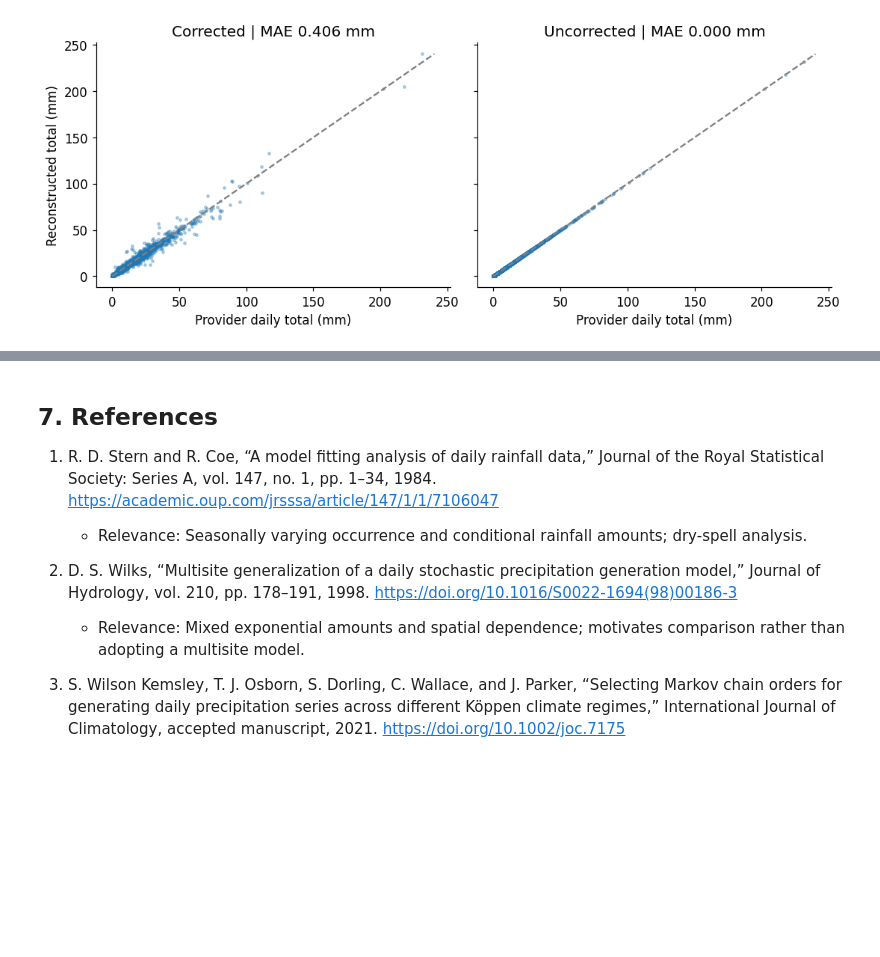
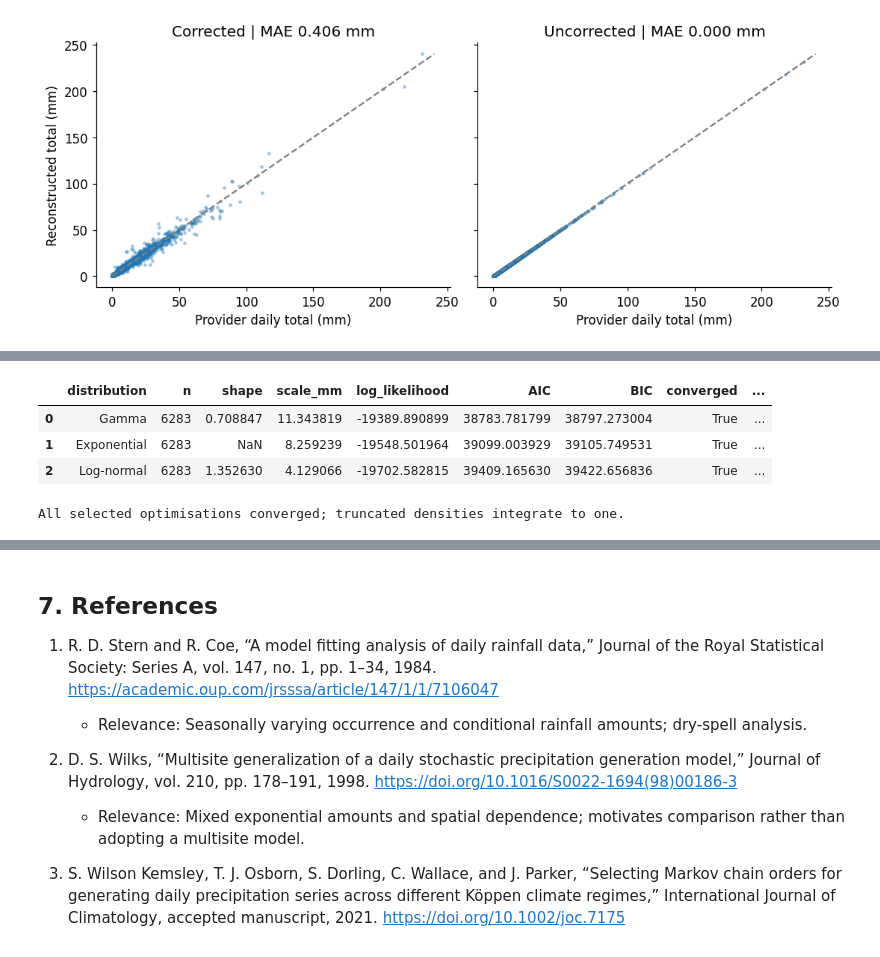
Before and after one commit to DilaraLiyanage/colombo-rainfall-simulator, a Jupyter notebook: notebook/colombo-rainfall-simulator.ipynb, the cells around one changed output, grey strips where cells are left out. Saved outputs shown, nothing was run; the diff lists cells and outputs as text; code cells hidden in the pictures; blank space fills up the shorter version.

```diff
--- a/notebook/colombo-rainfall-simulator.ipynb
+++ b/notebook/colombo-rainfall-simulator.ipynb
@@ -292,0 +388,44 @@ axs[0].set_ylabel('Reconstructed total (mm)'); finish(fig,'F07_daily_aggregation
+# %%
+# C11
+x=cal.loc[cal.is_wet,'rainfall_mm'].to_numpy()
+assert len(x)==s.sum() and np.all(x>=WET)
+def parent(name,z):
+    a=np.exp(z)
+    if name=='Gamma': return stats.gamma(a[0],loc=0,scale=a[1])
+    if name=='Exponential': return stats.expon(loc=0,scale=a[0])
+    if name=='Log-normal': return stats.lognorm(a[0],loc=0,scale=a[1])
+    raise ValueError(name)
+def fit_truncated(name,values):
+    assert np.all(values>=WET)
+    if name=='Gamma': init=np.log(stats.gamma.fit(values,floc=0)[::2])
+    elif name=='Exponential': init=np.log([values.mean()-WET])
+    else: init=np.log(stats.lognorm.fit(values,floc=0)[::2])
+    def objective(z):
+        d=parent(name,z); v=-(d.logpdf(values).sum()-len(values)*d.logsf(WET))
+        return v if np.isfinite(v) else 1e100
+    starts=[init,init+.4,init-.4]
+    results=[optimize.minimize(objective,z,method='L-BFGS-B',bounds=[OPT_BOUNDS]*len(z),options=OPT_SETTINGS) for z in starts]
+    good=[r for r in results if r.success and np.isfinite(r.fun)]
+    assert good, name
+    best=min(good,key=lambda r:r.fun)
+    assert best.fun<=objective(init)+1e-6 and np.all(np.abs(best.x)<9.99)
+    d=parent(name,best.x); norm=d.sf(WET)
+    assert norm>0 and np.isclose(integrate.quad(lambda t:d.pdf(t)/norm,WET,np.inf)[0],1,atol=1e-7)
+    return d,best,results
+names=['Gamma','Exponential','Log-normal']
+fits={name:fit_truncated(name,x) for name in names}
+def survival(d,t): return np.where(np.asarray(t)<WET,1.,d.sf(t)/d.sf(WET))
+def quantile(d,u): return d.isf((1-np.asarray(u))*d.sf(WET))
+def fit_row(name,fit,values):
+    d,r,rs=fit; pars=np.exp(r.x); k=len(pars); ll=-r.fun
+    return {'distribution':name,'n':len(values),'shape':pars[0] if k==2 else np.nan,'scale_mm':pars[-1],'log_likelihood':ll,'AIC':2*k-2*ll,'BIC':k*np.log(len(values))-2*ll,'converged':r.success,'successful_starts':sum(t.success for t in rs),'iterations':r.nit,'gradient_inf_norm':np.max(np.abs(r.jac)),'normalisation':d.sf(WET)}
+fit_table=pd.DataFrame([fit_row(name,fit,x) for name,fit in fits.items()])
+fit_table.to_csv(PROCESSED_DIR/'distribution_fits.csv',index=False)
+display(fit_table)
+print('All selected optimisations converged; truncated densities integrate to one.')
+# %% [output]
+|  | distribution | n | shape | scale_mm | log_likelihood | AIC | BIC | converged | ... |
+| 0 | Gamma | 6283 | 0.708847 | 11.343819 | -19389.890899 | 38783.781799 | 38797.273004 | True | ... |
+| 1 | Exponential | 6283 | NaN | 8.259239 | -19548.501964 | 39099.003929 | 39105.749531 | True | ... |
+| 2 | Log-normal | 6283 | 1.352630 | 4.129066 | -19702.582815 | 39409.165630 | 39422.656836 | True | ... |
+All selected optimisations converged; truncated densities integrate to one.
```
Also changed, not shown: parts of 22 cells of this notebook, 25 other files.
